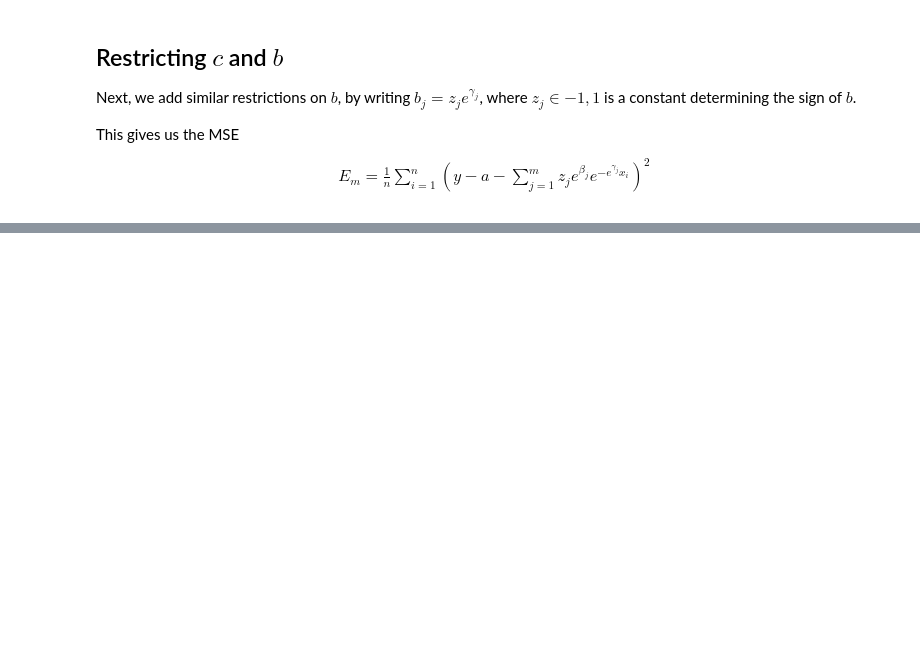
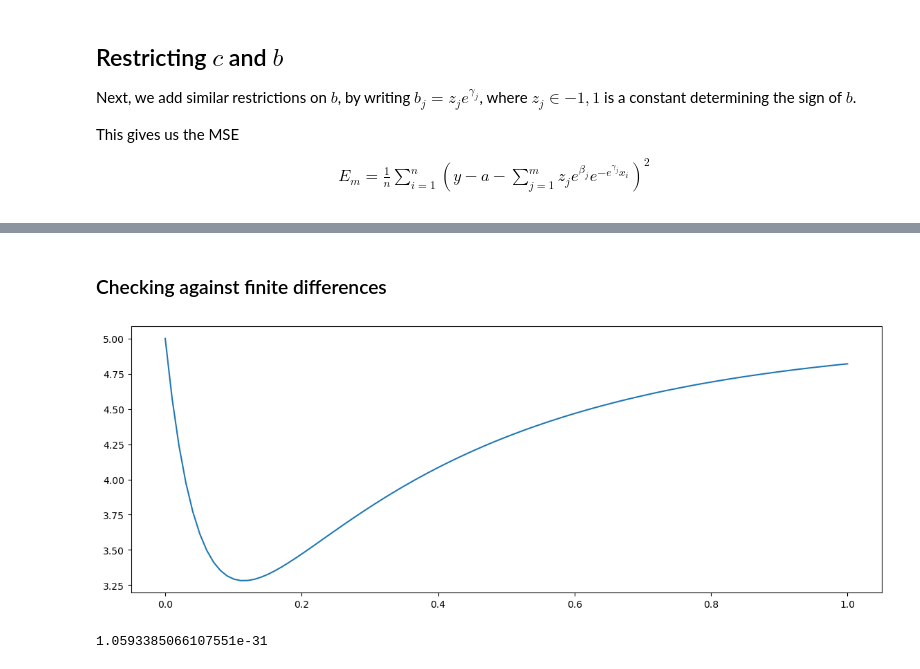
Before and after one commit to myokit/expfit, a Jupyter notebook: docs/expfit-4b-special-forms.ipynb, the cells around one changed output, grey strips where cells are left out. Drawn from its saved outputs; the diff is of its cells as text; code cells hidden in the pictures; blank space fills up the shorter version.

```diff
--- a/docs/expfit-4b-special-forms.ipynb
+++ b/docs/expfit-4b-special-forms.ipynb
@@ -251,0 +249,56 @@ For a
+# %% [markdown]
+### Checking against finite differences
+# %%
+x = np.linspace(0, 1, 100)
+
+a, bt1, ct1, bt2, ct2 = 5, 1, 1, 1, 3
+z = np.array([-1, 1])
+y = a + z[0] * np.exp(bt1) * np.exp(-np.exp(ct1) * x) + z[1] * np.exp(bt2) * np.exp(-np.exp(ct2) * x)
+
+a0, bt0, ct0, bt0, ct0 = a - 1, bt1 + 1, ct1 + 1, bt2 + 1, ct1 + 2
+
+import matplotlib.pyplot as plt
+fig = plt.figure(figsize=(14, 5))
+ax = fig.add_subplot()
+ax.plot(x, y)
+plt.show()
+# %% [output]
+[figure, added]
+# %%
+def mse(x, y, p):
+    d = len(p)
+    assert (d - 1) % 2 == 0 and d > 1
+    m = (d - 1) // 2
+    p = np.asarray(p)
+    b = (z * np.exp(p[1::2])).reshape((m, 1))
+    c = -np.exp(p[2::2].reshape((m, 1)))
+    return np.sum((p[0] - y + np.sum(b * np.exp(c * x), axis=0))**2) / len(x)
+
+
+def mse_jac_fd(x, y, p, dp):
+    e = mse(x, y, p)
+    jac = np.zeros(len(p))
+    p = np.array(p, dtype=float)
+    for i in range(len(p)):
+        q = np.copy(p)
+        q[i] += dp
+        jac[i] = (mse(x, y, q) - e) / dp
+    return e, jac
+
+
+def mse_jac_hes_fd(x, y, p, dp=1e-5):
+    d = len(p)
+    m = (d - 1) // 2
+    mse, jac = mse_jac_fd(x, y, p, dp)
+
+    hes = np.zeros((d, d))
+    p = np.array(p, dtype=float)
+    for i in range(len(p)):
+        q = np.copy(p)
+        q[i] += dp
+        hes[i] = (mse_jac_fd(x, y, q, dp)[1] - jac) / dp
+    return mse, jac, hes
+
+print(mse(x, y, [a, bt1, bt2, ct1, ct2]))
+# %% [output]
+1.0593385066107551e-31
```
Also changed, not shown: parts of 7 cells of this notebook, 2 other files.
